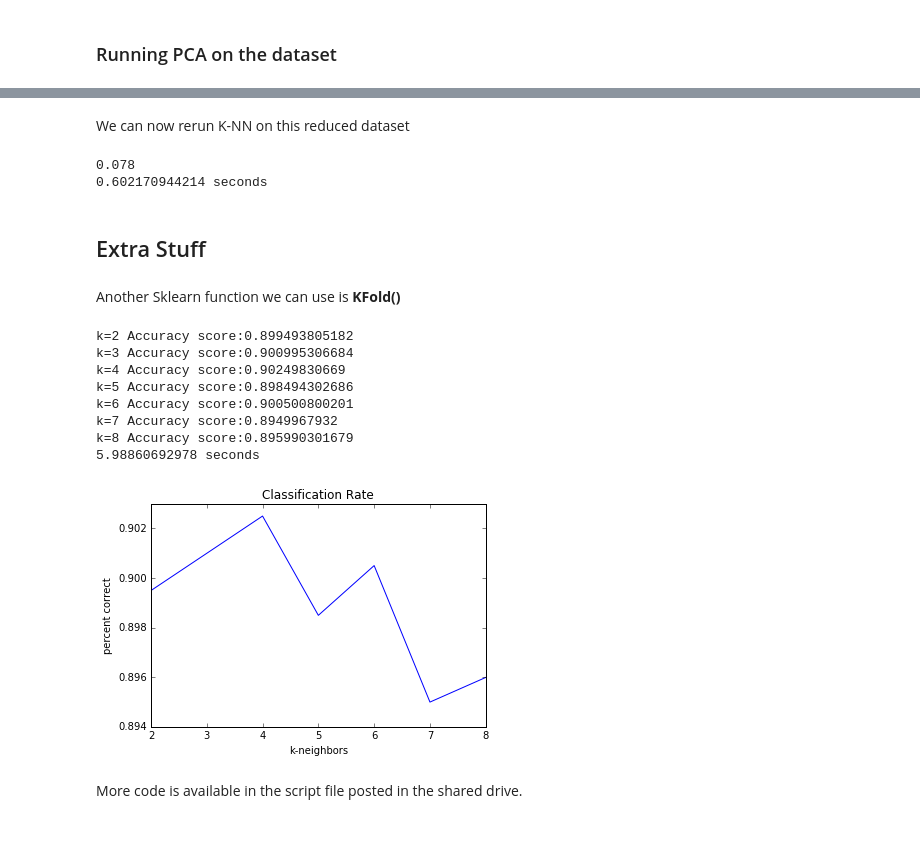
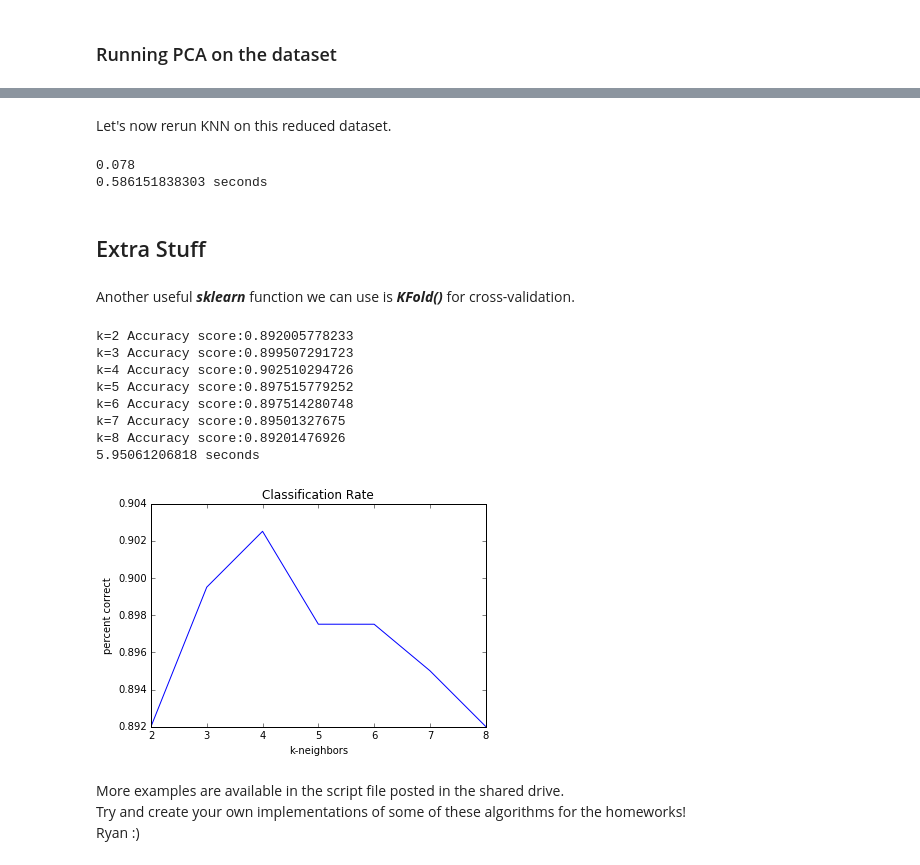
Before and after one commit to ryanshiroma/Python-Intro-for-Math-285, a Jupyter notebook: Python Intro.ipynb, the cells around one changed output, grey strips where cells are left out. Cells and saved outputs as stored; diff of their text form; code cells hidden in the pictures; blank space fills up the shorter version.

```diff
--- a/Python Intro.ipynb
+++ b/Python Intro.ipynb
@@ -279,5 +282,12 @@ print(S)
 # %%
+from sklearn import decomposition
+pca =  decomposition.PCA()
+pca.fit(trainimages)
+Y=pca.transform(trainimages)
+Ytest=pca.transform(testimages)
+S=pca.explained_variance_ratio_
 cumulative_var = np.cumsum(S)
 cumulative_var = cumulative_var/cumulative_var[-1]
 s = np.where(cumulative_var>0.95)[0][0]
-print(s)
+Y=Y[:,:s]
+Ytest=Ytest[:,:s]
@@ -288,3 +293,0 @@ Now let's create our reduced dimension matrix using the __pca.transform()__ func
-# %%
-Y=pca.transform(trainimages)[:,:s]
-Ytest=pca.transform(testimages)[:,:s]
@@ -291,5 +314,5 @@ Ytest=pca.transform(testimages)[:,:s]
 # %% [markdown]
-We can now rerun K-NN on this reduced dataset
+Let's now rerun KNN on this reduced dataset.
 # %%
 begin=timeit.default_timer()
 mdl2= neighbors.KNeighborsClassifier(n_neighbors=3,weights="uniform",n_jobs=2)
@@ -300,51 +323,53 @@ print(score)
 print(str(timeit.default_timer()-begin)+ " seconds")
 # %% [output]
 0.078
-0.602170944214 seconds
+0.586151838303 seconds
 # %% [markdown]
 ## Extra Stuff
 # %% [markdown]
-Another Sklearn function we can use is __KFold()__
+Another useful *__sklearn__* function we can use is *__KFold()__* for cross-validation.
 # %%
 from sklearn import cross_validation
 # %%
 n=2000
 k=8
-kf = cross_validation.KFold(n=n, n_folds=6, shuffle=True)
+kf = cross_validation.KFold(n=2000, n_folds=6, shuffle=True)
 error=np.zeros((k,1))
 score=0
 
 start = timeit.default_timer()
 
-for k in range(2,k+1):
+for a in range(2,k+1):
     for train_index, test_index  in kf:
         #WEIGHTING OPTIONS:linear_weights,'uniform', 'distance'
-        classifier= neighbors.KNeighborsClassifier(k,weights="uniform",n_jobs=2)
+        classifier= neighbors.KNeighborsClassifier(a,weights="uniform",n_jobs=2)
         classifier.fit(Y[train_index], trainlabels[train_index])
         pred=classifier.predict(Y[test_index])
         score+=metrics.accuracy_score(trainlabels[test_index],pred)
     score/=6
-    print("k="+str(k) + " Accuracy score:" +str(score))
-    error[k-1]=score
+    print("k="+str(a) + " Accuracy score:" +str(score))
+    error[a-1]=score
     score=0
 
 stop = timeit.default_timer()
 print str(stop-start) +" seconds"
 
 plt.plot(range(2,k+1), error[1:])
 plt.title("Classification Rate")
 plt.xlabel("k-neighbors")
 plt.ylabel("percent correct")
 plt.show()
 # %% [output]
-k=2 Accuracy score:0.899493805182
-k=3 Accuracy score:0.900995306684
-k=4 Accuracy score:0.90249830669
-k=5 Accuracy score:0.898494302686
-k=6 Accuracy score:0.900500800201
-k=7 Accuracy score:0.8949967932
-k=8 Accuracy score:0.895990301679
-5.98860692978 seconds
+k=2 Accuracy score:0.892005778233
+k=3 Accuracy score:0.899507291723
+k=4 Accuracy score:0.902510294726
+k=5 Accuracy score:0.897515779252
+k=6 Accuracy score:0.897514280748
+k=7 Accuracy score:0.89501327675
+k=8 Accuracy score:0.89201476926
+5.95061206818 seconds
-[figure, old version]
+[figure, new version]
 # %% [markdown]
-More code is available in the script file posted in the shared drive.
+More examples are available in the script file posted in the shared drive.
+Try and create your own implementations of some of these algorithms for the homeworks!
+Ryan :)
```
Also changed, not shown: parts of 49 cells of this notebook.
